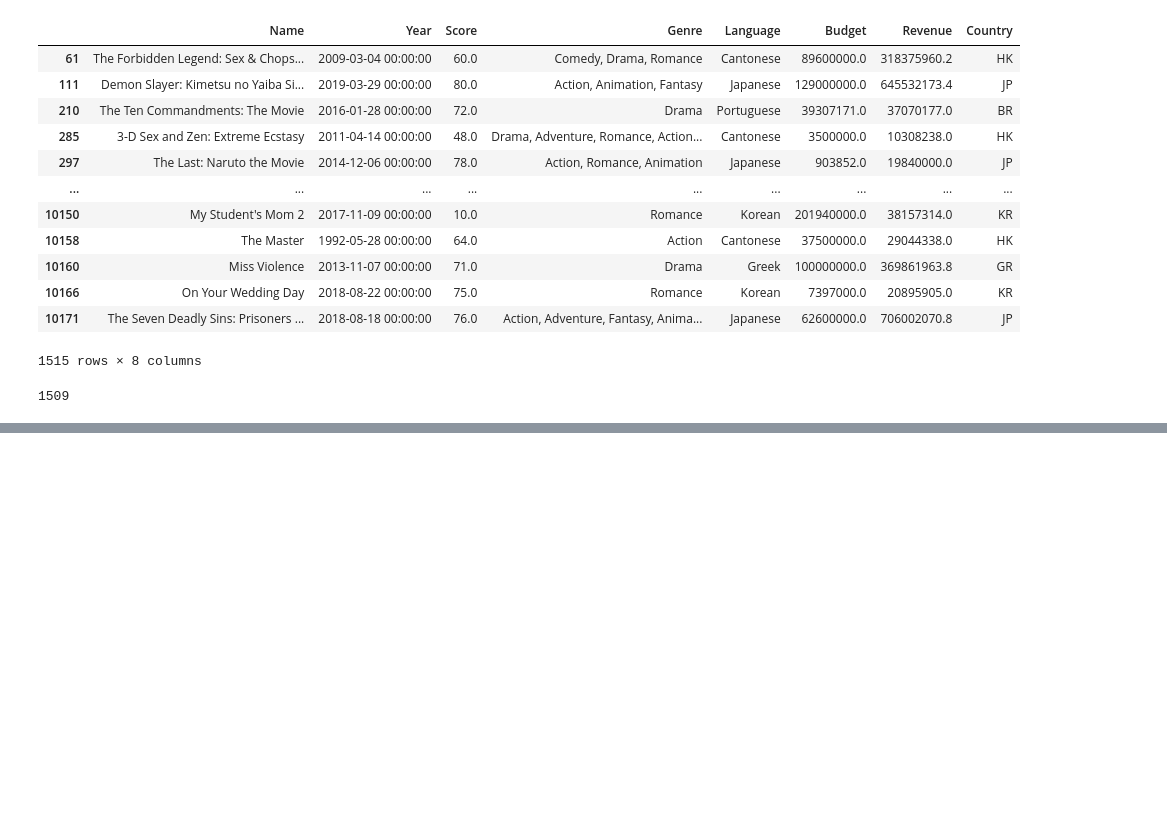
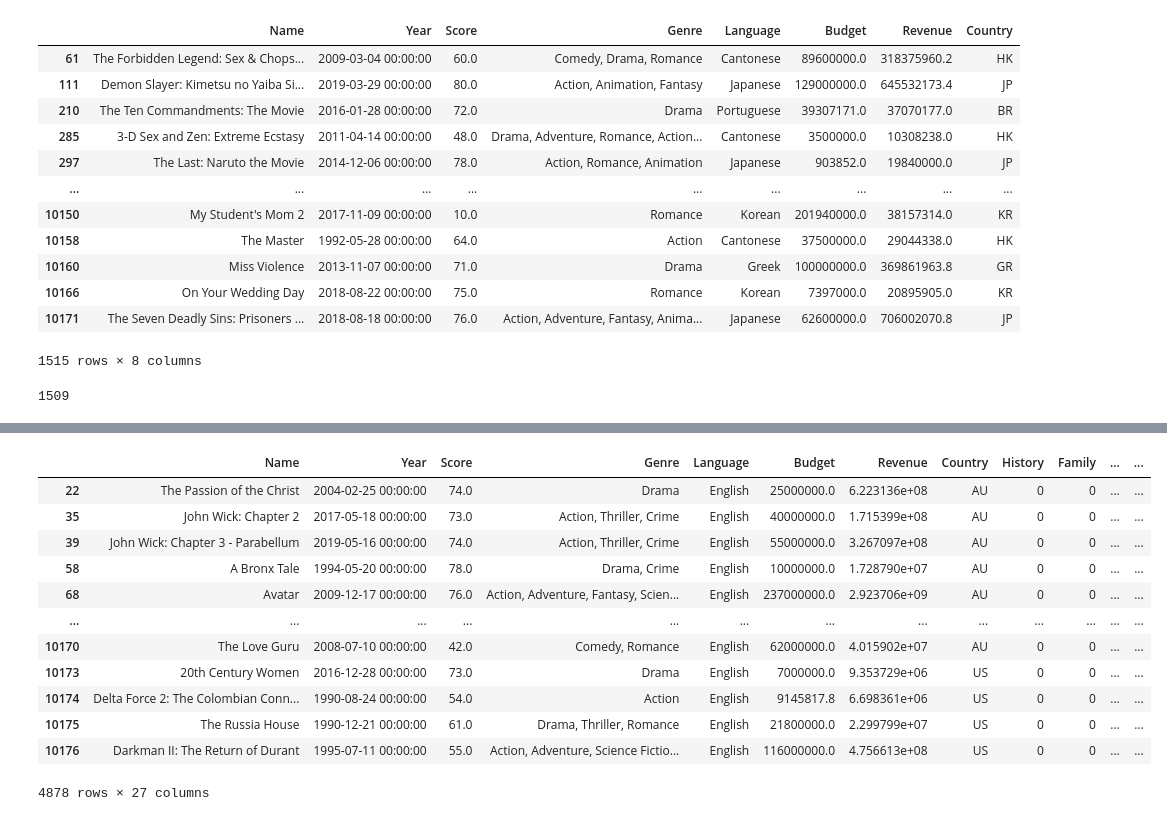
Before and after one commit to hatkiet/Project-1-Red-Team, a Jupyter notebook: IMDB_data_Kiet.ipynb, the cells around one changed output, grey strips where cells are left out. Saved outputs shown, nothing was run; the diff lists cells and outputs as text; code cells hidden in the pictures; blank space fills up the shorter version.

```diff
--- a/IMDB_data_Kiet.ipynb
+++ b/IMDB_data_Kiet.ipynb
@@ -180,3 +180,8 @@ unique_non_english = Non_English_movies.drop_duplicates(subset=["Name", "Year"])
 print(len(unique_non_english))
 # %% [output]
 1509
+# %%
+# Clean the NaN data in Score, Budget, and Revenue
+unique_english.loc[:, ['Score', 'Budget', 'Revenue']] = unique_english[['Score', 'Budget', 'Revenue']].apply(pd.to_numeric, errors="coerce")
+unique_english_clean = unique_english.dropna()
+unique_english_clean.count()
@@ -182,0 +198,33 @@ print(len(unique_non_english))
+# %%
+# Initialize an empty set to store all unique genres
+unique_genres = set()
+
+# Iterate over the DataFrame rows
+for index, row in unique_english_clean.iterrows():
+    # Split the 'Genre' column by commas and add each genre to the set
+    movie_genres = [genre.strip() for genre in row["Genre"].split(",")]
+    unique_genres.update(movie_genres)
+
+# Convert the set of unique genres to a list
+unique_genres = list(unique_genres)
+
+# Create genre columns and update DataFrame in a single iteration
+for genre in unique_genres:
+    unique_english_clean.loc[:, genre] = unique_english_clean["Genre"].str.contains(genre).astype(int)
+
+# Print the updated DataFrame
+unique_english_clean
+# %% [output]
+|  | Name | Year | Score | Genre | Language | Budget | Revenue | Country | History | Family | ... | ... |
+| 22 | The Passion of the Christ | 2004-02-25 00:00:00 | 74.0 | Drama | English | 25000000.0 | 6.223136e+08 | AU | 0 | 0 | ... | ... |
+| 35 | John Wick: Chapter 2 | 2017-05-18 00:00:00 | 73.0 | Action, Thriller, Crime | English | 40000000.0 | 1.715399e+08 | AU | 0 | 0 | ... | ... |
+| 39 | John Wick: Chapter 3 - Parabellum | 2019-05-16 00:00:00 | 74.0 | Action, Thriller, Crime | English | 55000000.0 | 3.267097e+08 | AU | 0 | 0 | ... | ... |
+| 58 | A Bronx Tale | 1994-05-20 00:00:00 | 78.0 | Drama, Crime | English | 10000000.0 | 1.728790e+07 | AU | 0 | 0 | ... | ... |
+| 68 | Avatar | 2009-12-17 00:00:00 | 76.0 | Action, Adventure, Fantasy, Scien... | English | 237000000.0 | 2.923706e+09 | AU | 0 | 0 | ... | ... |
+| ... | ... | ... | ... | ... | ... | ... | ... | ... | ... | ... | ... | ... |
+| 10170 | The Love Guru | 2008-07-10 00:00:00 | 42.0 | Comedy, Romance | English | 62000000.0 | 4.015902e+07 | AU | 0 | 0 | ... | ... |
+| 10173 | 20th Century Women | 2016-12-28 00:00:00 | 73.0 | Drama | English | 7000000.0 | 9.353729e+06 | US | 0 | 0 | ... | ... |
+| 10174 | Delta Force 2: The Colombian Conn... | 1990-08-24 00:00:00 | 54.0 | Action | English | 9145817.8 | 6.698361e+06 | US | 0 | 0 | ... | ... |
+| 10175 | The Russia House | 1990-12-21 00:00:00 | 61.0 | Drama, Thriller, Romance | English | 21800000.0 | 2.299799e+07 | US | 0 | 0 | ... | ... |
+| 10176 | Darkman II: The Return of Durant | 1995-07-11 00:00:00 | 55.0 | Action, Adventure, Science Fictio... | English | 116000000.0 | 4.756613e+08 | US | 0 | 0 | ... | ... |
+4878 rows × 27 columns
```
Also changed, not shown: parts of 7 cells of this notebook.
